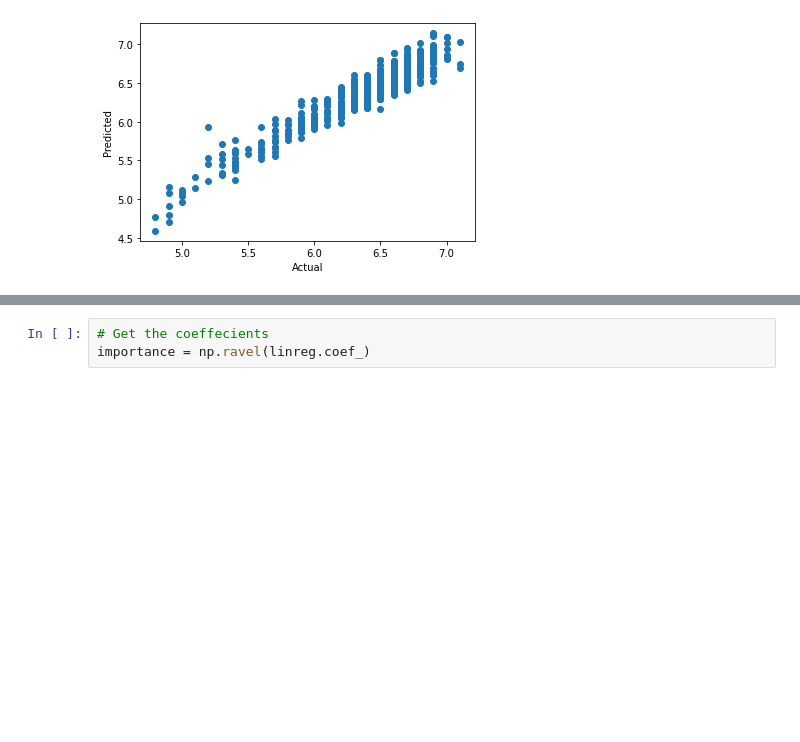
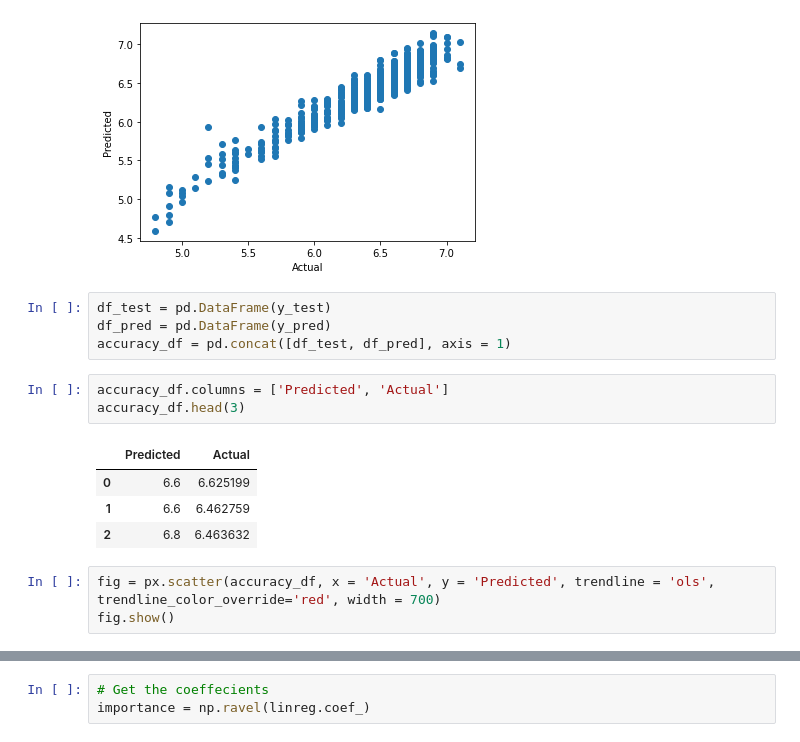
Before and after one commit to Degri95/Final_Project, a Jupyter notebook: Linear_regressions.ipynb, the cells around one changed output, grey strips where cells are left out. Cells and saved outputs as stored; diff of their text form; blank space fills up the shorter version.

```diff
--- a/Linear_regressions.ipynb
+++ b/Linear_regressions.ipynb
@@ -183,6 +183,21 @@ plt.xlabel('Actual');
 plt.ylabel('Predicted');
 # %% [output]
 [figure]
+# %%
+df_test = pd.DataFrame(y_test)
+df_pred = pd.DataFrame(y_pred)
+accuracy_df = pd.concat([df_test, df_pred], axis = 1)
+# %%
+accuracy_df.columns = ['Predicted', 'Actual']
+accuracy_df.head(3)
+# %% [output]
+|  | Predicted | Actual |
+| 0 | 6.6 | 6.625199 |
+| 1 | 6.6 | 6.462759 |
+| 2 | 6.8 | 6.463632 |
+# %%
+fig = px.scatter(accuracy_df, x = 'Actual', y = 'Predicted', trendline = 'ols', trendline_color_override='red', width = 700)
+fig.show()
 # %%
 # Display a regression result using statsmodel
 X2 = sm.add_constant(X)
```
Also changed, not shown: parts of 4 cells of this notebook.
